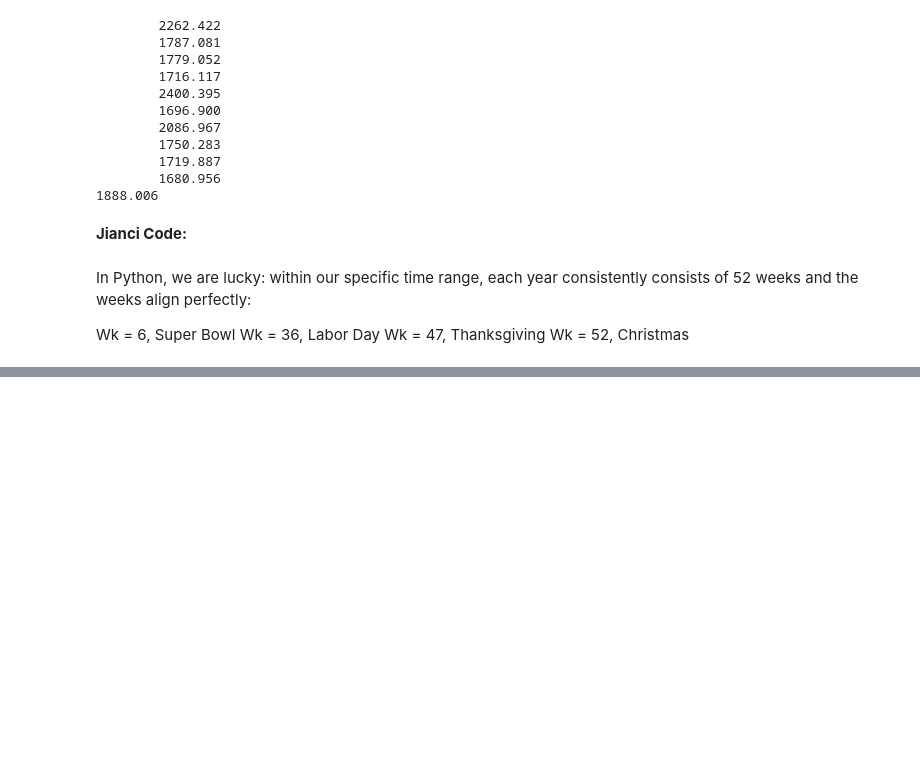
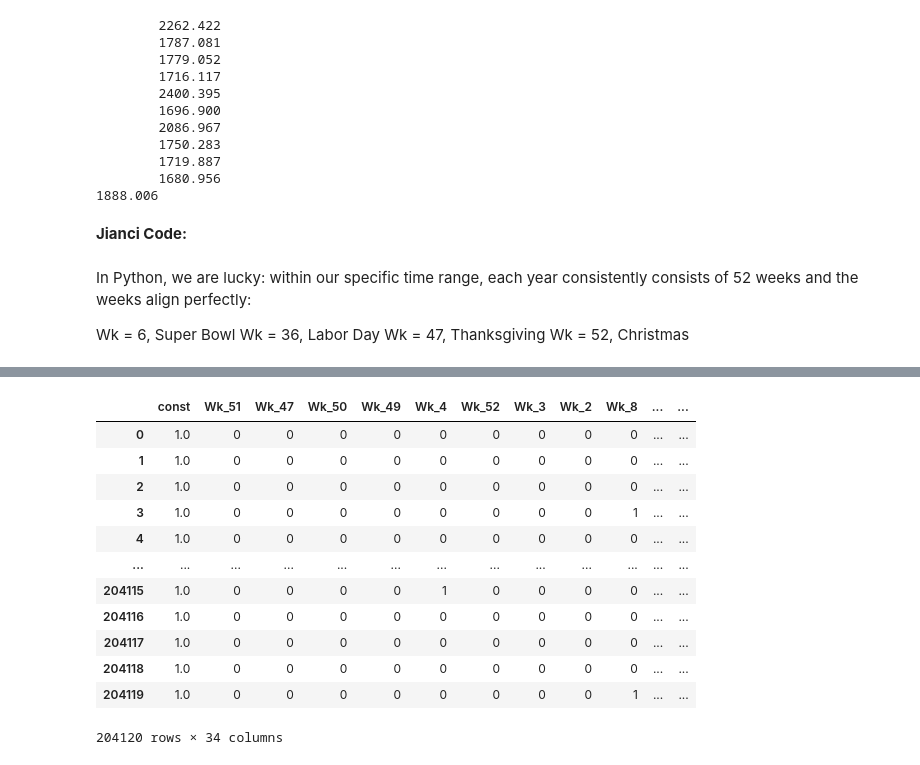
Before and after one commit to zelal-Eizaldeen/project2_Walmart_Price_Prediction, a Jupyter notebook: Project2_Walmart_Price_Prediction.ipynb, the cells around one changed output, grey strips where cells are left out. Saved outputs shown, nothing was run; the diff lists cells and outputs as text; code cells hidden in the pictures; blank space fills up the shorter version.

```diff
--- a/Project2_Walmart_Price_Prediction.ipynb
+++ b/Project2_Walmart_Price_Prediction.ipynb
@@ -294,0 +418,9 @@ proj2_data_train
+# %%
+# why dup values???
+cov_mtx =cov_mtx.drop_duplicates()[['Weekly_Sales']]
+cov_mtx['abs'] = abs(cov_mtx['Weekly_Sales'])
+cov_mtx= cov_mtx.sort_values(by= 'abs', ascending=False)
+# %%
+var_week = cov_mtx.index[1:30].tolist() #most important variables
+# %%
+iv = var_week+['Store','Dept','IsHoliday','Yr']
@@ -294,0 +447,3 @@ proj2_data_train
+# %%
+X = proj2_data_train[iv]
+Y = proj2_data_train['Weekly_Sales']
@@ -294,0 +452,17 @@ proj2_data_train
+# %%
+X2 = sm.add_constant(X)
+X2
+# %% [output]
+|  | const | Wk_51 | Wk_47 | Wk_50 | Wk_49 | Wk_4 | Wk_52 | Wk_3 | Wk_2 | Wk_8 | ... | ... |
+| 0 | 1.0 | 0 | 0 | 0 | 0 | 0 | 0 | 0 | 0 | 0 | ... | ... |
+| 1 | 1.0 | 0 | 0 | 0 | 0 | 0 | 0 | 0 | 0 | 0 | ... | ... |
+| 2 | 1.0 | 0 | 0 | 0 | 0 | 0 | 0 | 0 | 0 | 0 | ... | ... |
+| 3 | 1.0 | 0 | 0 | 0 | 0 | 0 | 0 | 0 | 0 | 1 | ... | ... |
+| 4 | 1.0 | 0 | 0 | 0 | 0 | 0 | 0 | 0 | 0 | 0 | ... | ... |
+| ... | ... | ... | ... | ... | ... | ... | ... | ... | ... | ... | ... | ... |
+| 204115 | 1.0 | 0 | 0 | 0 | 0 | 1 | 0 | 0 | 0 | 0 | ... | ... |
+| 204116 | 1.0 | 0 | 0 | 0 | 0 | 0 | 0 | 0 | 0 | 0 | ... | ... |
+| 204117 | 1.0 | 0 | 0 | 0 | 0 | 0 | 0 | 0 | 0 | 0 | ... | ... |
+| 204118 | 1.0 | 0 | 0 | 0 | 0 | 0 | 0 | 0 | 0 | 0 | ... | ... |
+| 204119 | 1.0 | 0 | 0 | 0 | 0 | 0 | 0 | 0 | 0 | 1 | ... | ... |
+204120 rows × 34 columns
```
Also changed, not shown: parts of 53 cells of this notebook.
